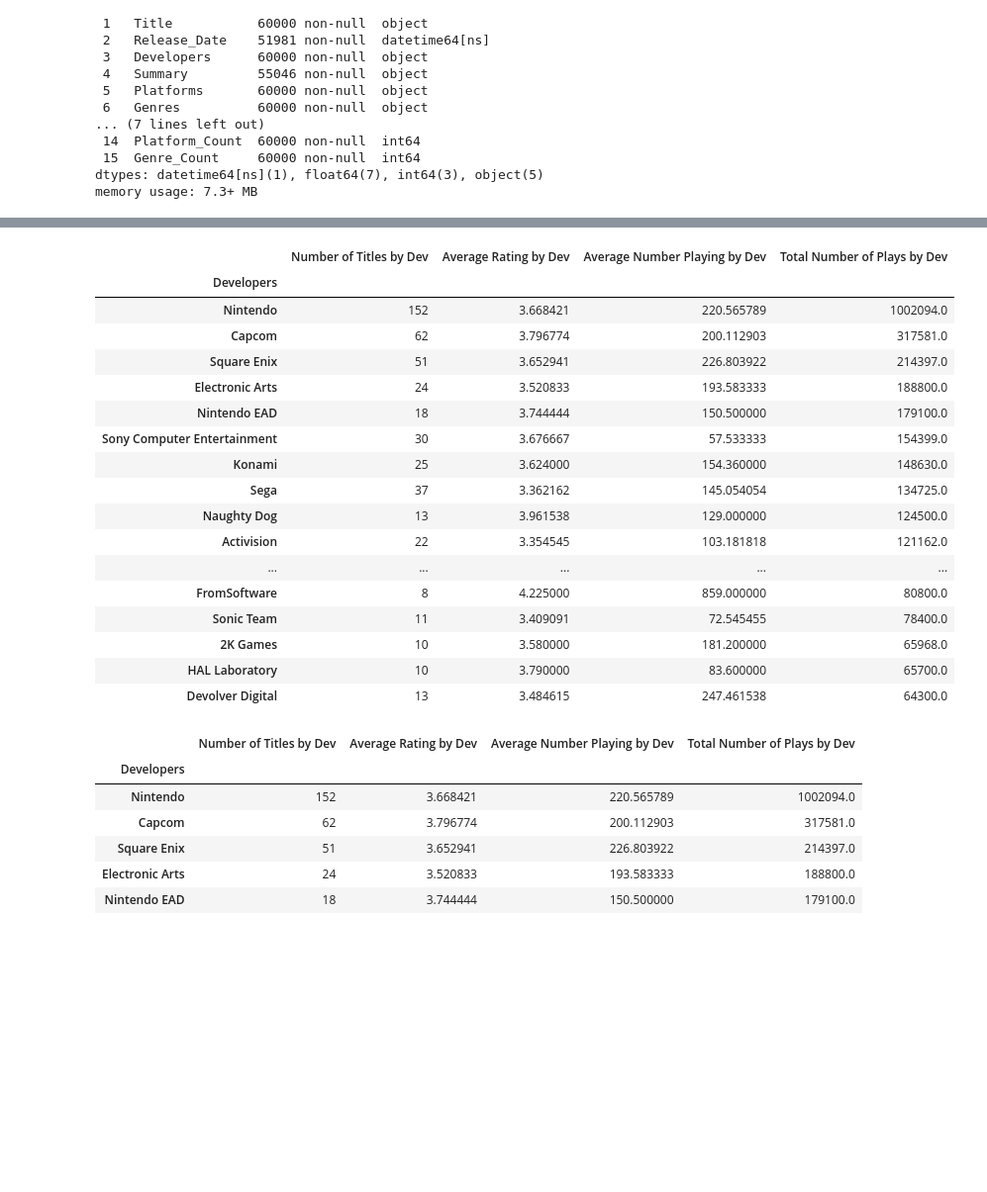
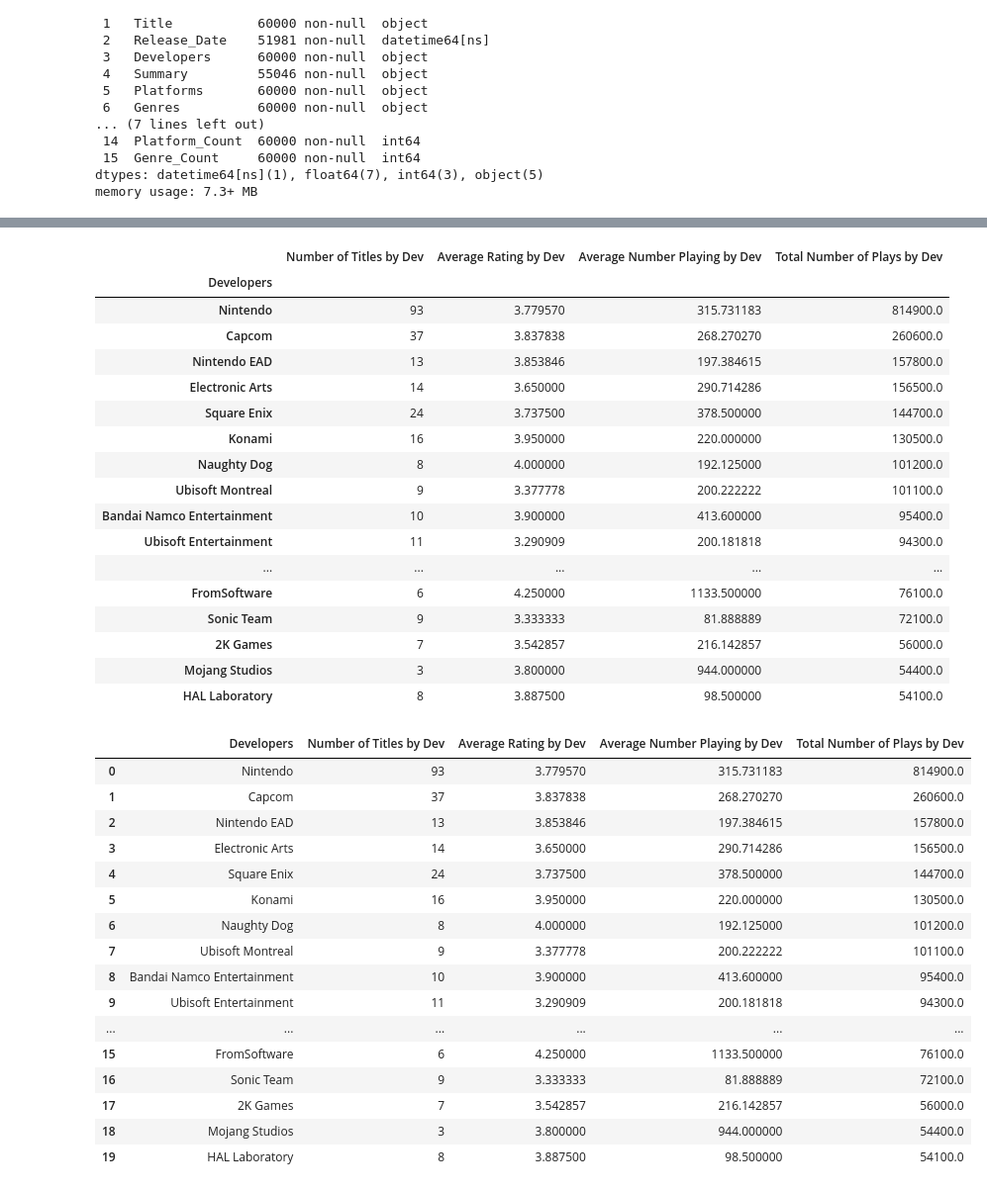
Before and after one commit to MasonNDeJesus/project_1_group_09, a Jupyter notebook: Nick_project_work/data_cleaning.ipynb, the cells around one changed output, grey strips where cells are left out. Shown at 99% size. Drawn from its saved outputs; the diff is of its cells as text; code cells hidden in the pictures; blank space fills up the shorter version.

```diff
--- a/Nick_project_work/data_cleaning.ipynb
+++ b/Nick_project_work/data_cleaning.ipynb
@@ -408,12 +408,12 @@ plt.show()
 # %%
 # Developer Summary Leaderboard
 
-over_100_reviews =game_df[game_df['Reviews'] >= 100]
+over_200_reviews =game_df[game_df['Reviews'] >= 200]
 
-dev_avg_rating = over_100_reviews.groupby('Developers')['Rating'].mean()
-dev_avg_playing = over_100_reviews.groupby('Developers')['Playing'].mean()
-dev_sum_title = over_100_reviews.groupby('Developers')['Title'].count()
-dev_sum_plays = over_100_reviews.groupby('Developers')['Plays'].sum()
+dev_avg_rating = over_200_reviews.groupby('Developers')['Rating'].mean()
+dev_avg_playing = over_200_reviews.groupby('Developers')['Playing'].mean()
+dev_sum_title = over_200_reviews.groupby('Developers')['Title'].count()
+dev_sum_plays = over_200_reviews.groupby('Developers')['Plays'].sum()
 
 dev_summary_data = {
     "Number of Titles by Dev": dev_sum_title,
@@ -427,37 +427,47 @@ dev_summary_data.sort_values(by="Total Number of Plays by Dev", ascending=False)
 # %% [output]
 |  | Number of Titles by Dev | Average Rating by Dev | Average Number Playing by Dev | Total Number of Plays by Dev |
 | Developers |  |  |  |  |
-| Nintendo | 152 | 3.668421 | 220.565789 | 1002094.0 |
-| Capcom | 62 | 3.796774 | 200.112903 | 317581.0 |
-| Square Enix | 51 | 3.652941 | 226.803922 | 214397.0 |
-| Electronic Arts | 24 | 3.520833 | 193.583333 | 188800.0 |
-| Nintendo EAD | 18 | 3.744444 | 150.500000 | 179100.0 |
-| Sony Computer Entertainment | 30 | 3.676667 | 57.533333 | 154399.0 |
-| Konami | 25 | 3.624000 | 154.360000 | 148630.0 |
-| Sega | 37 | 3.362162 | 145.054054 | 134725.0 |
-| Naughty Dog | 13 | 3.961538 | 129.000000 | 124500.0 |
-| Activision | 22 | 3.354545 | 103.181818 | 121162.0 |
+| Nintendo | 93 | 3.779570 | 315.731183 | 814900.0 |
+| Capcom | 37 | 3.837838 | 268.270270 | 260600.0 |
+| Nintendo EAD | 13 | 3.853846 | 197.384615 | 157800.0 |
+| Electronic Arts | 14 | 3.650000 | 290.714286 | 156500.0 |
+| Square Enix | 24 | 3.737500 | 378.500000 | 144700.0 |
+| Konami | 16 | 3.950000 | 220.000000 | 130500.0 |
+| Naughty Dog | 8 | 4.000000 | 192.125000 | 101200.0 |
+| Ubisoft Montreal | 9 | 3.377778 | 200.222222 | 101100.0 |
+| Bandai Namco Entertainment | 10 | 3.900000 | 413.600000 | 95400.0 |
+| Ubisoft Entertainment | 11 | 3.290909 | 200.181818 | 94300.0 |
 | ... | ... | ... | ... | ... |
-| FromSoftware | 8 | 4.225000 | 859.000000 | 80800.0 |
-| Sonic Team | 11 | 3.409091 | 72.545455 | 78400.0 |
-| 2K Games | 10 | 3.580000 | 181.200000 | 65968.0 |
-| HAL Laboratory | 10 | 3.790000 | 83.600000 | 65700.0 |
-| Devolver Digital | 13 | 3.484615 | 247.461538 | 64300.0 |
+| FromSoftware | 6 | 4.250000 | 1133.500000 | 76100.0 |
+| Sonic Team | 9 | 3.333333 | 81.888889 | 72100.0 |
+| 2K Games | 7 | 3.542857 | 216.142857 | 56000.0 |
+| Mojang Studios | 3 | 3.800000 | 944.000000 | 54400.0 |
+| HAL Laboratory | 8 | 3.887500 | 98.500000 | 54100.0 |
 # %%
 # Third section = What are the top 10 developers by Count of Titles and Plays
 # %%
-mask = dev_summary_data.reset_index('Developers')
-mask = dev_summary_data.sort_values('Total Number of Plays by Dev', ascending=False)
-mask2 = mask.head(20)
-mask2.head()
+db = dev_summary_data.sort_values(by='Total Number of Plays by Dev', ascending=False)
+
+top_20_by_plays =db[db['Total Number of Plays by Dev'] >= 54100]
+top_20_by_plays.reset_index('Developers')
 # %% [output]
-|  | Number of Titles by Dev | Average Rating by Dev | Average Number Playing by Dev | Total Number of Plays by Dev |
-| Developers |  |  |  |  |
-| Nintendo | 152 | 3.668421 | 220.565789 | 1002094.0 |
-| Capcom | 62 | 3.796774 | 200.112903 | 317581.0 |
-| Square Enix | 51 | 3.652941 | 226.803922 | 214397.0 |
-| Electronic Arts | 24 | 3.520833 | 193.583333 | 188800.0 |
-| Nintendo EAD | 18 | 3.744444 | 150.500000 | 179100.0 |
+|  | Developers | Number of Titles by Dev | Average Rating by Dev | Average Number Playing by Dev | Total Number of Plays by Dev |
+| 0 | Nintendo | 93 | 3.779570 | 315.731183 | 814900.0 |
+| 1 | Capcom | 37 | 3.837838 | 268.270270 | 260600.0 |
+| 2 | Nintendo EAD | 13 | 3.853846 | 197.384615 | 157800.0 |
+| 3 | Electronic Arts | 14 | 3.650000 | 290.714286 | 156500.0 |
+| 4 | Square Enix | 24 | 3.737500 | 378.500000 | 144700.0 |
+| 5 | Konami | 16 | 3.950000 | 220.000000 | 130500.0 |
+| 6 | Naughty Dog | 8 | 4.000000 | 192.125000 | 101200.0 |
+| 7 | Ubisoft Montreal | 9 | 3.377778 | 200.222222 | 101100.0 |
+| 8 | Bandai Namco Entertainment | 10 | 3.900000 | 413.600000 | 95400.0 |
+| 9 | Ubisoft Entertainment | 11 | 3.290909 | 200.181818 | 94300.0 |
+| ... | ... | ... | ... | ... | ... |
+| 15 | FromSoftware | 6 | 4.250000 | 1133.500000 | 76100.0 |
+| 16 | Sonic Team | 9 | 3.333333 | 81.888889 | 72100.0 |
+| 17 | 2K Games | 7 | 3.542857 | 216.142857 | 56000.0 |
+| 18 | Mojang Studios | 3 | 3.800000 | 944.000000 | 54400.0 |
+| 19 | HAL Laboratory | 8 | 3.887500 | 98.500000 | 54100.0 |
 # %%
 # Basic Bars
 # https://seaborn.pydata.org/examples/part_whole_bars.html
```
Also changed, not shown: parts of 8 cells of this notebook.
